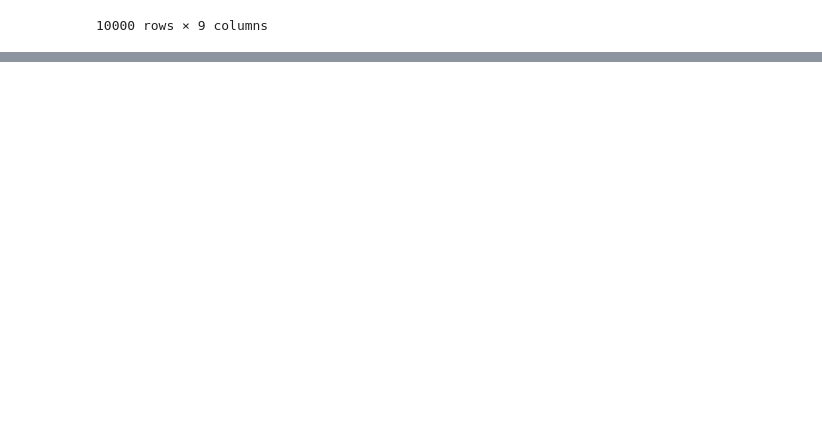
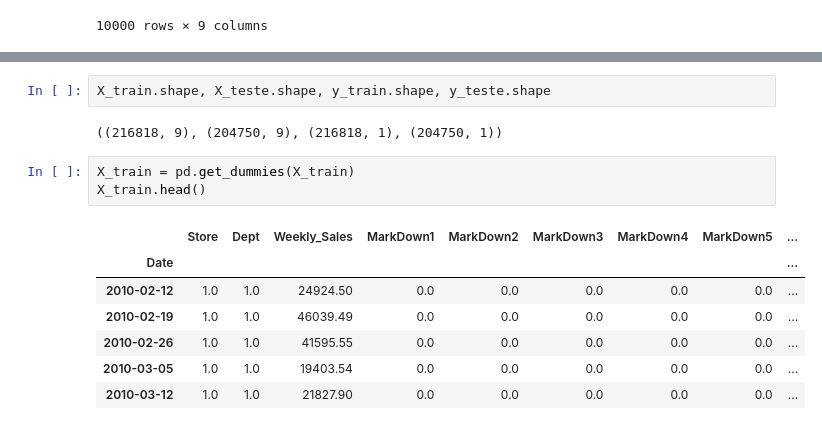
Before and after one commit to robsonbfreitas/TrabalhoFinal, a Jupyter notebook: TrabalhoFinal.ipynb, the cells around one changed output, grey strips where cells are left out. Saved outputs shown, nothing was run; the diff lists cells and outputs as text; blank space fills up the shorter version.

```diff
--- a/TrabalhoFinal.ipynb
+++ b/TrabalhoFinal.ipynb
@@ -279,0 +245,15 @@ r2_score(y, result)
+# %%
+X_train.shape, X_teste.shape, y_train.shape, y_teste.shape
+# %% [output]
+((216818, 9), (204750, 9), (216818, 1), (204750, 1))
+# %%
+X_train = pd.get_dummies(X_train)
+X_train.head()
+# %% [output]
+|  | Store | Dept | Weekly_Sales | MarkDown1 | MarkDown2 | MarkDown3 | MarkDown4 | MarkDown5 | ... |
+| Date |  |  |  |  |  |  |  |  | ... |
+| 2010-02-12 | 1.0 | 1.0 | 24924.50 | 0.0 | 0.0 | 0.0 | 0.0 | 0.0 | ... |
+| 2010-02-19 | 1.0 | 1.0 | 46039.49 | 0.0 | 0.0 | 0.0 | 0.0 | 0.0 | ... |
+| 2010-02-26 | 1.0 | 1.0 | 41595.55 | 0.0 | 0.0 | 0.0 | 0.0 | 0.0 | ... |
+| 2010-03-05 | 1.0 | 1.0 | 19403.54 | 0.0 | 0.0 | 0.0 | 0.0 | 0.0 | ... |
+| 2010-03-12 | 1.0 | 1.0 | 21827.90 | 0.0 | 0.0 | 0.0 | 0.0 | 0.0 | ... |
```
Also changed, not shown: parts of 34 cells of this notebook.
